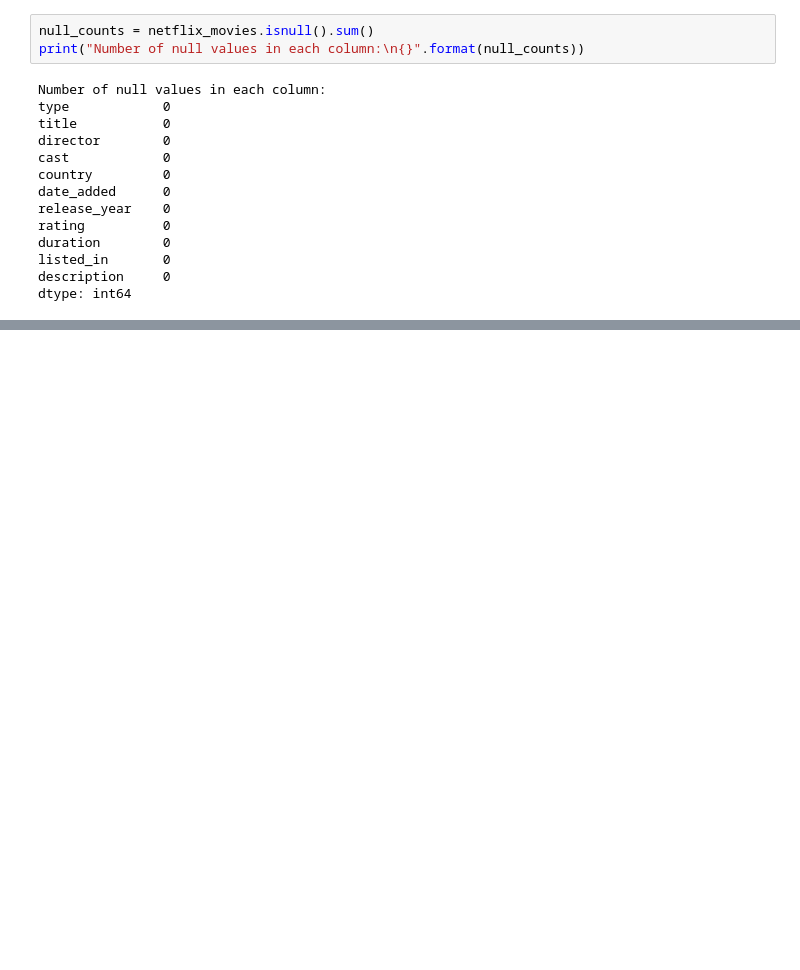
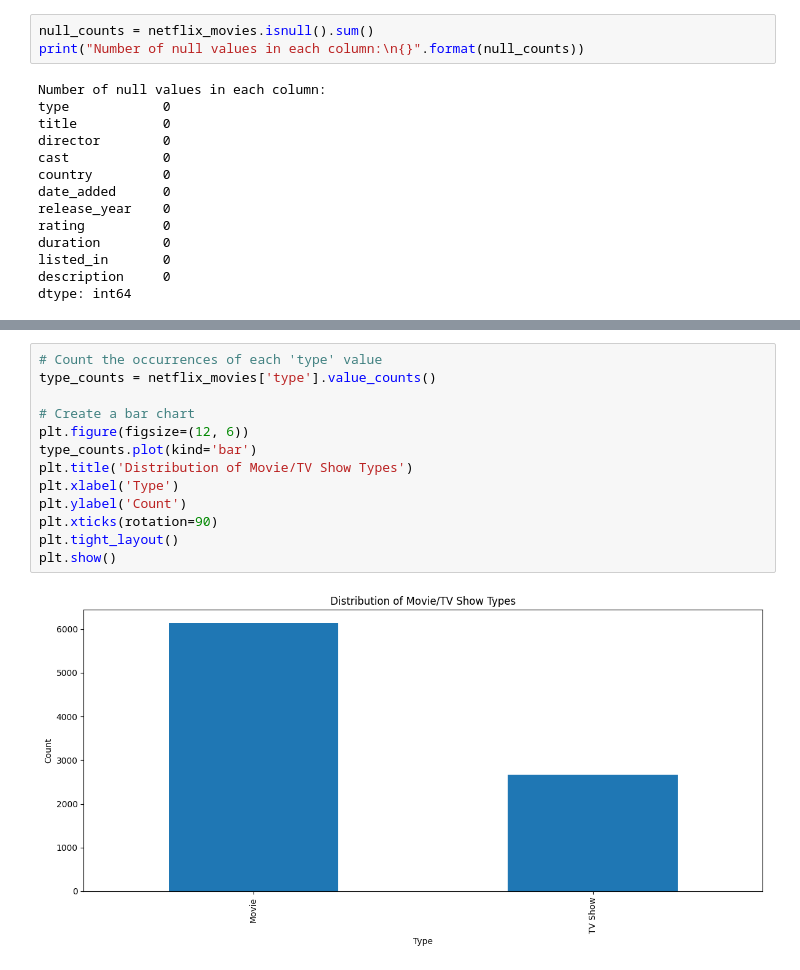
Before and after one commit to buli03/Netflix_Movies_Analysis, a Jupyter notebook: netflix_movies.ipynb, the cells around one changed output, grey strips where cells are left out. Cells and saved outputs as stored; diff of their text form; blank space fills up the shorter version.

```diff
--- a/netflix_movies.ipynb
+++ b/netflix_movies.ipynb
@@ -333,0 +395,15 @@ dtype: int64
+# %%
+# Count the occurrences of each 'type' value
+type_counts = netflix_movies['type'].value_counts()
+
+# Create a bar chart
+plt.figure(figsize=(12, 6))
+type_counts.plot(kind='bar')
+plt.title('Distribution of Movie/TV Show Types')
+plt.xlabel('Type')
+plt.ylabel('Count')
+plt.xticks(rotation=90)
+plt.tight_layout()
+plt.show()
+# %% [output]
+[figure, added]
```
Also changed, not shown: parts of 5 cells of this notebook.
